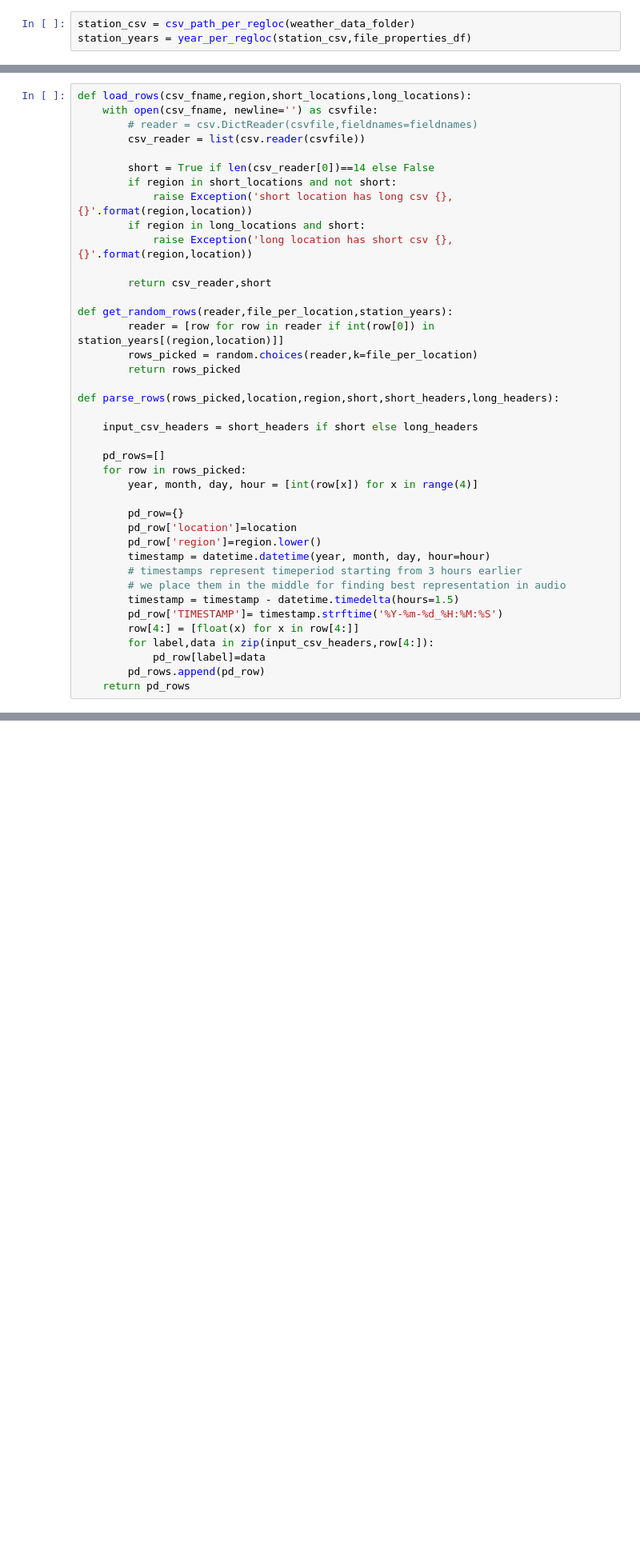
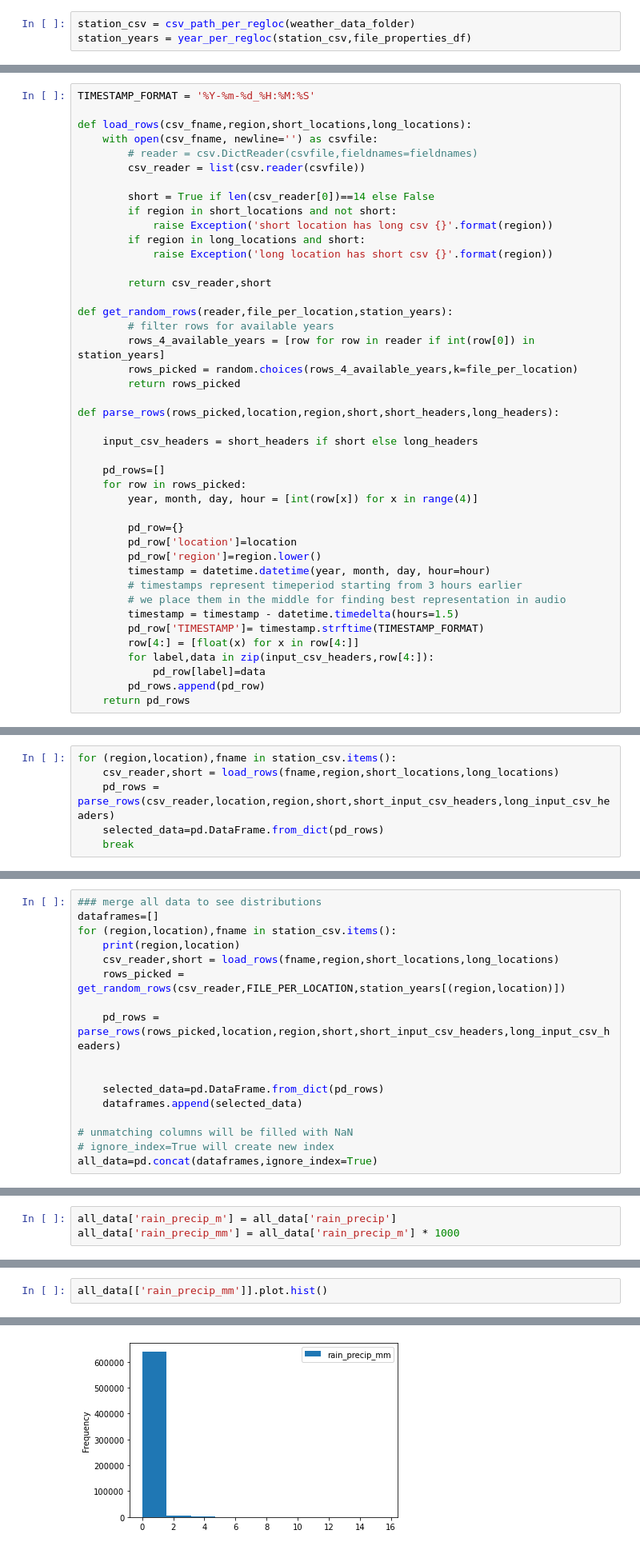
Before and after one commit to speechLabBcCuny/nnaAudiosetClassification, a Jupyter notebook: notebooks/explore/weather_dataset.ipynb, the cells around one changed output, grey strips where cells are left out. Shown at 80% size. Saved outputs shown, nothing was run; the diff lists cells and outputs as text; blank space fills up the shorter version.

```diff
--- a/notebooks/explore/weather_dataset.ipynb
+++ b/notebooks/explore/weather_dataset.ipynb
@@ -118,6 +127,8 @@ station_years = year_per_regloc(station_csv,file_properties_df)
 # loc_reg_filtered = region_filtered[region_filtered['locationId']==location]
 # loc_reg_filtered # 2019-07-23_10:30:00
 # %%
+TIMESTAMP_FORMAT = '%Y-%m-%d_%H:%M:%S'
+
 def load_rows(csv_fname,region,short_locations,long_locations):
     with open(csv_fname, newline='') as csvfile:
         # reader = csv.DictReader(csvfile,fieldnames=fieldnames)
@@ -125,15 +136,16 @@ def load_rows(csv_fname,region,short_locations,long_locations):
 
         short = True if len(csv_reader[0])==14 else False
         if region in short_locations and not short:
-            raise Exception('short location has long csv {},{}'.format(region,location))
+            raise Exception('short location has long csv {}'.format(region))
         if region in long_locations and short:
-            raise Exception('long location has short csv {},{}'.format(region,location))
+            raise Exception('long location has short csv {}'.format(region))
 
         return csv_reader,short
 
 def get_random_rows(reader,file_per_location,station_years):
-        reader = [row for row in reader if int(row[0]) in station_years[(region,location)]]
-        rows_picked = random.choices(reader,k=file_per_location)
+        # filter rows for available years
+        rows_4_available_years = [row for row in reader if int(row[0]) in station_years]
+        rows_picked = random.choices(rows_4_available_years,k=file_per_location)
         return rows_picked
 
 def parse_rows(rows_picked,location,region,short,short_headers,long_headers):
@@ -151,7 +163,7 @@ def parse_rows(rows_picked,location,region,short,short_headers,long_headers):
         # timestamps represent timeperiod starting from 3 hours earlier
         # we place them in the middle for finding best representation in audio
         timestamp = timestamp - datetime.timedelta(hours=1.5)
-        pd_row['TIMESTAMP']= timestamp.strftime('%Y-%m-%d_%H:%M:%S')
+        pd_row['TIMESTAMP']= timestamp.strftime(TIMESTAMP_FORMAT)
         row[4:] = [float(x) for x in row[4:]]
         for label,data in zip(input_csv_headers,row[4:]):
             pd_row[label]=data
@@ -167,0 +182,6 @@ def parse_rows(rows_picked,location,region,short,short_headers,long_headers):
+# %%
+for (region,location),fname in station_csv.items():
+    csv_reader,short = load_rows(fname,region,short_locations,long_locations)
+    pd_rows = parse_rows(csv_reader,location,region,short,short_input_csv_headers,long_input_csv_headers)
+    selected_data=pd.DataFrame.from_dict(pd_rows)
+    break
@@ -167,0 +206,17 @@ def parse_rows(rows_picked,location,region,short,short_headers,long_headers):
+# %%
+### merge all data to see distributions
+dataframes=[]
+for (region,location),fname in station_csv.items():
+    print(region,location)
+    csv_reader,short = load_rows(fname,region,short_locations,long_locations)
+    rows_picked = get_random_rows(csv_reader,FILE_PER_LOCATION,station_years[(region,location)])
+
+    pd_rows = parse_rows(rows_picked,location,region,short,short_input_csv_headers,long_input_csv_headers)
+
+
+    selected_data=pd.DataFrame.from_dict(pd_rows)
+    dataframes.append(selected_data)
+
+# unmatching columns will be filled with NaN
+# ignore_index=True will create new index
+all_data=pd.concat(dataframes,ignore_index=True)
@@ -167,0 +265,3 @@ def parse_rows(rows_picked,location,region,short,short_headers,long_headers):
+# %%
+all_data['rain_precip_m'] = all_data['rain_precip']
+all_data['rain_precip_mm'] = all_data['rain_precip_m'] * 1000
@@ -167,0 +282,3 @@ def parse_rows(rows_picked,location,region,short,short_headers,long_headers):
+# %%
+all_data[['rain_precip_mm']].plot.hist()
+# %% [output]
@@ -167,0 +286 @@ def parse_rows(rows_picked,location,region,short,short_headers,long_headers):
+[figure, added]
```
Also changed, not shown: parts of 17 cells of this notebook.
